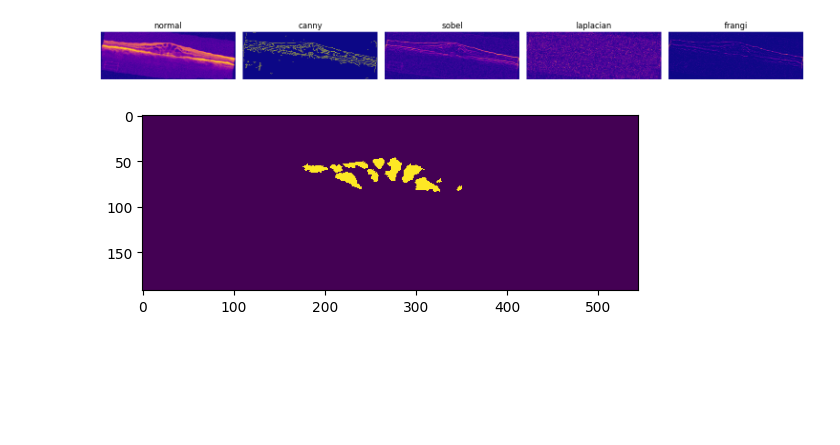
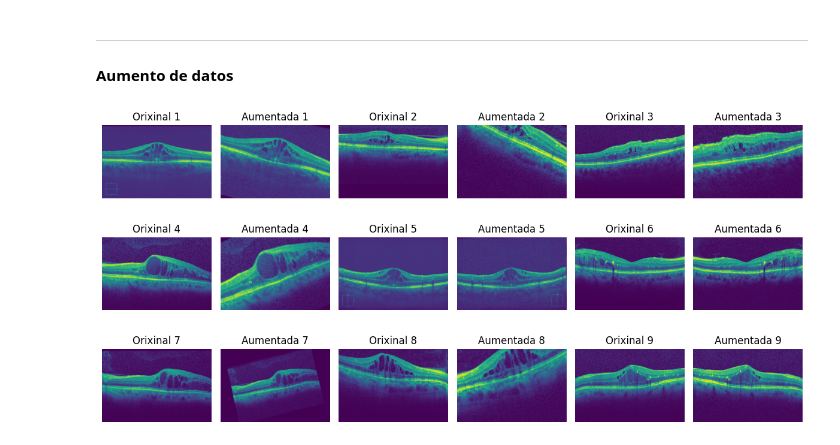
Before and after one commit to PepeRoConde/3year2sem, a Jupyter notebook: vision/p2/codigo/probas.ipynb, the cells around one changed output. Drawn from its saved outputs; the diff is of its cells as text; code cells hidden in the pictures; blank space fills up the shorter version.

```diff
--- a/vision/p2/codigo/probas.ipynb
+++ b/vision/p2/codigo/probas.ipynb
@@ -19,14 +37,11 @@ tensor_im, mascara = conxuntoDatos[0]
-# %%
-from utilidades import plot_tensor_channels
-
-titles=['normal', 'canny', 'sobel', 'laplacian', 'frangi']
-plot_tensor_channels(tensor_im, titles)
-# %% [output]
-[figure, removed]
-# %%
-import matplotlib.pyplot as plt
-
-mascara = mascara[0,:,:]
-plt.imshow(mascara);
-# %% [output]
-[figure, removed]
+# %% [markdown]
+---
+
+#### Aumento de datos
+# %%
+from graficas import grafica_aumento_datos
+from ConxuntoDatos import ConxuntoDatosOCT
+
+grafica_aumento_datos(ConxuntoDatosOCT, 3, 3, '../OCT-dataset')
+# %% [output]
+[figure, added]
```
Also changed, not shown: parts of 8 cells of this notebook, 13 other files.
